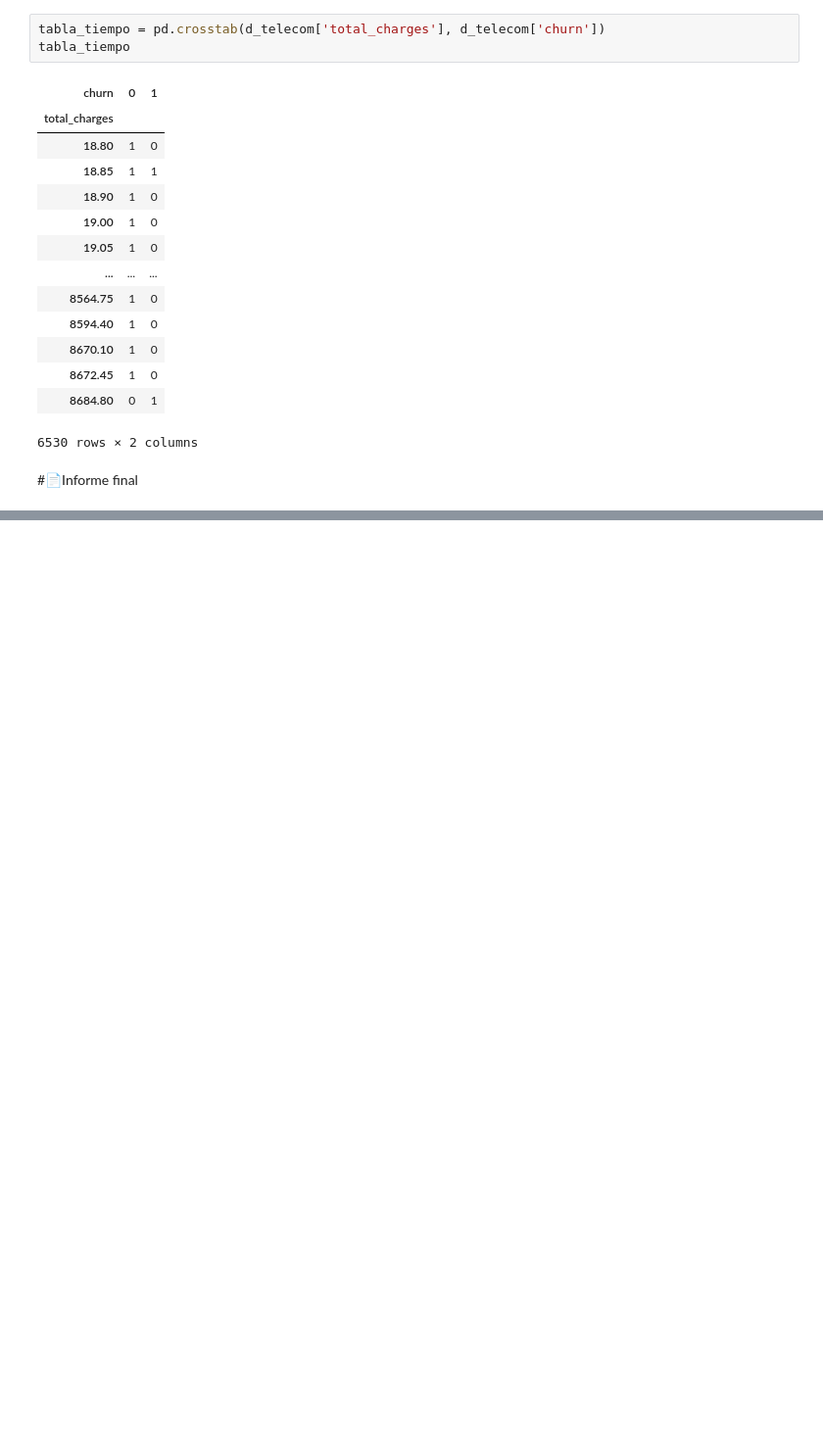
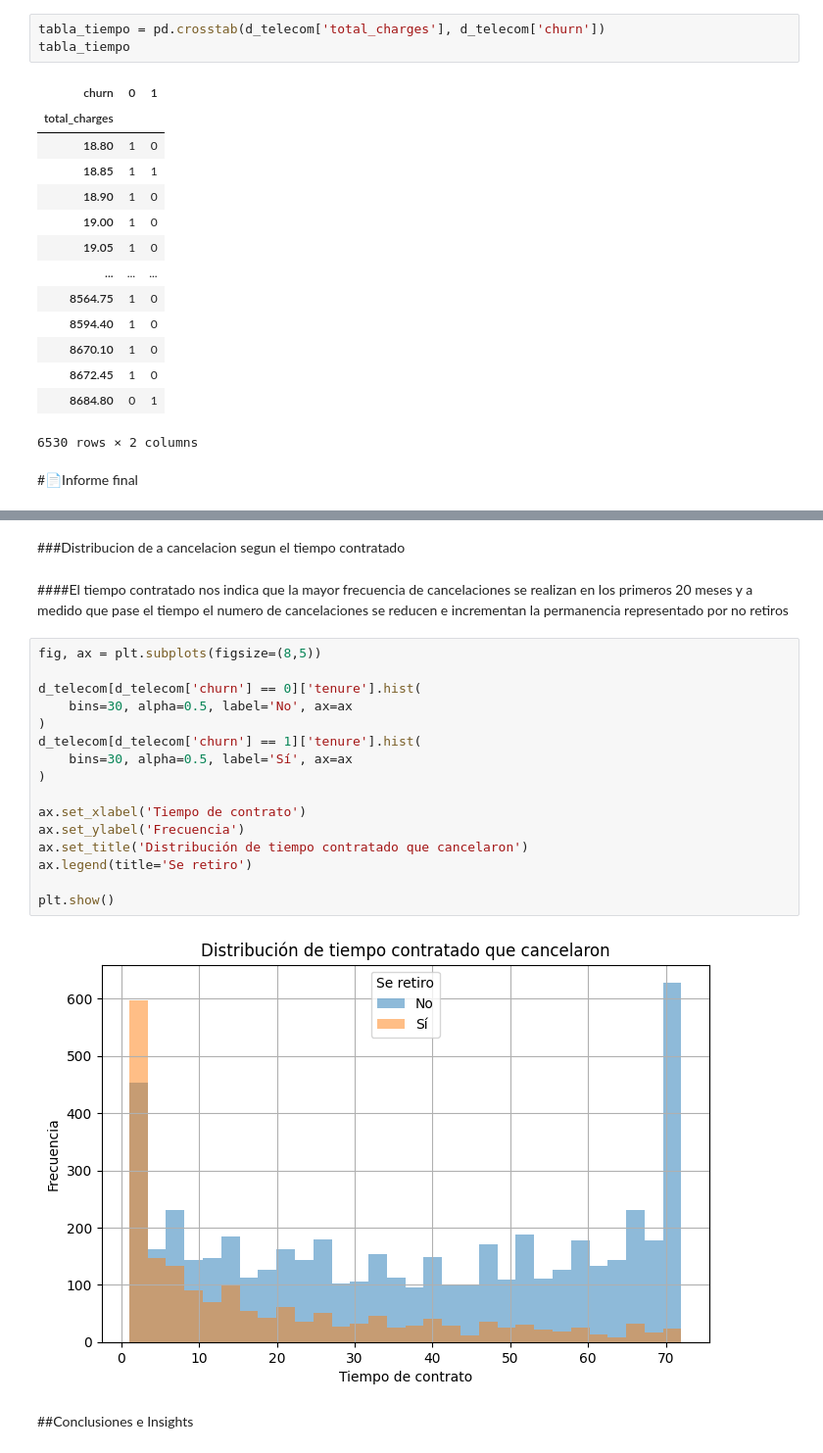
Before and after one commit to MCCoronel12/Proyecto_Telecom, a Jupyter notebook: TelecomX_LATAM.ipynb, the cells around one changed output, grey strips where cells are left out. Shown at 98% size. Saved outputs shown, nothing was run; the diff lists cells and outputs as text; blank space fills up the shorter version.

```diff
--- a/TelecomX_LATAM.ipynb
+++ b/TelecomX_LATAM.ipynb
@@ -617,0 +1037,24 @@ tabla_tiempo
+# %% [markdown]
+###Distribucion de a cancelacion segun el tiempo contratado
+# %% [markdown]
+####El tiempo contratado nos indica que la mayor frecuencia de cancelaciones se realizan en los primeros 20 meses y a medido que pase el tiempo el numero de cancelaciones se reducen e incrementan la permanencia representado por no retiros
+# %%
+fig, ax = plt.subplots(figsize=(8,5))
+
+d_telecom[d_telecom['churn'] == 0]['tenure'].hist(
+    bins=30, alpha=0.5, label='No', ax=ax
+)
+d_telecom[d_telecom['churn'] == 1]['tenure'].hist(
+    bins=30, alpha=0.5, label='Sí', ax=ax
+)
+
+ax.set_xlabel('Tiempo de contrato')
+ax.set_ylabel('Frecuencia')
+ax.set_title('Distribución de tiempo contratado que cancelaron')
+ax.legend(title='Se retiro')
+
+plt.show()
+# %% [output]
+[figure, added]
+# %% [markdown]
+##Conclusiones e Insights
```
Also changed, not shown: parts of 58 cells of this notebook.
